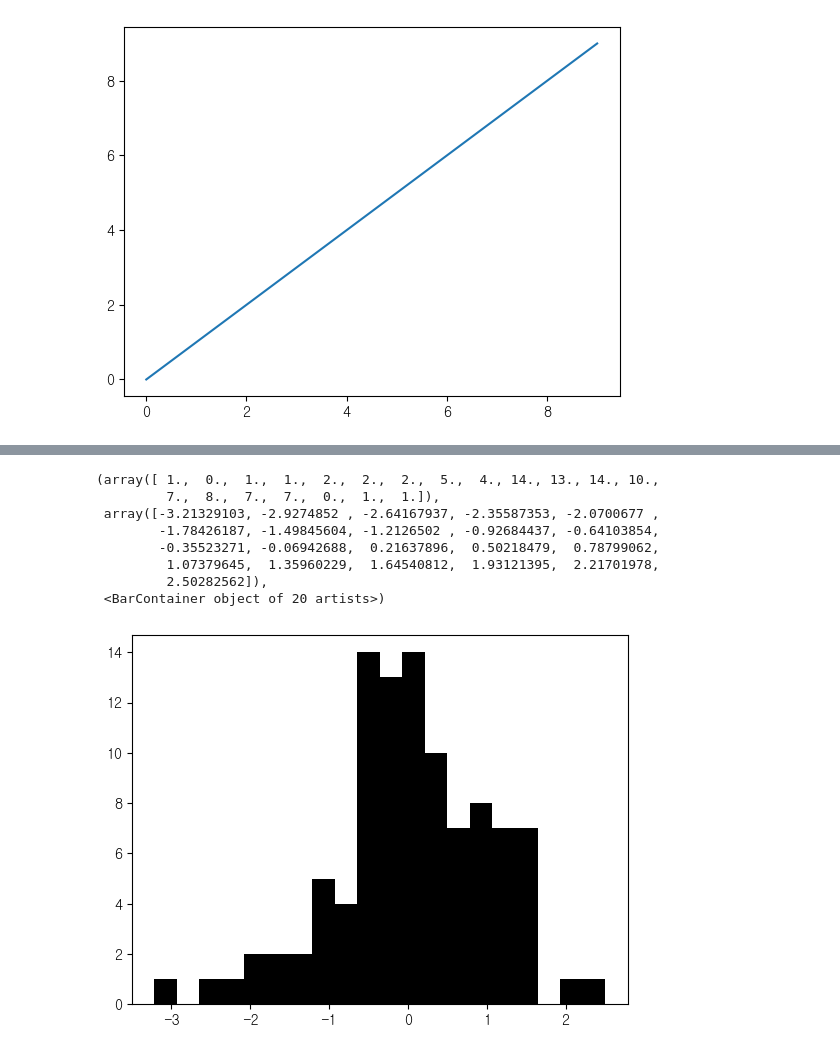
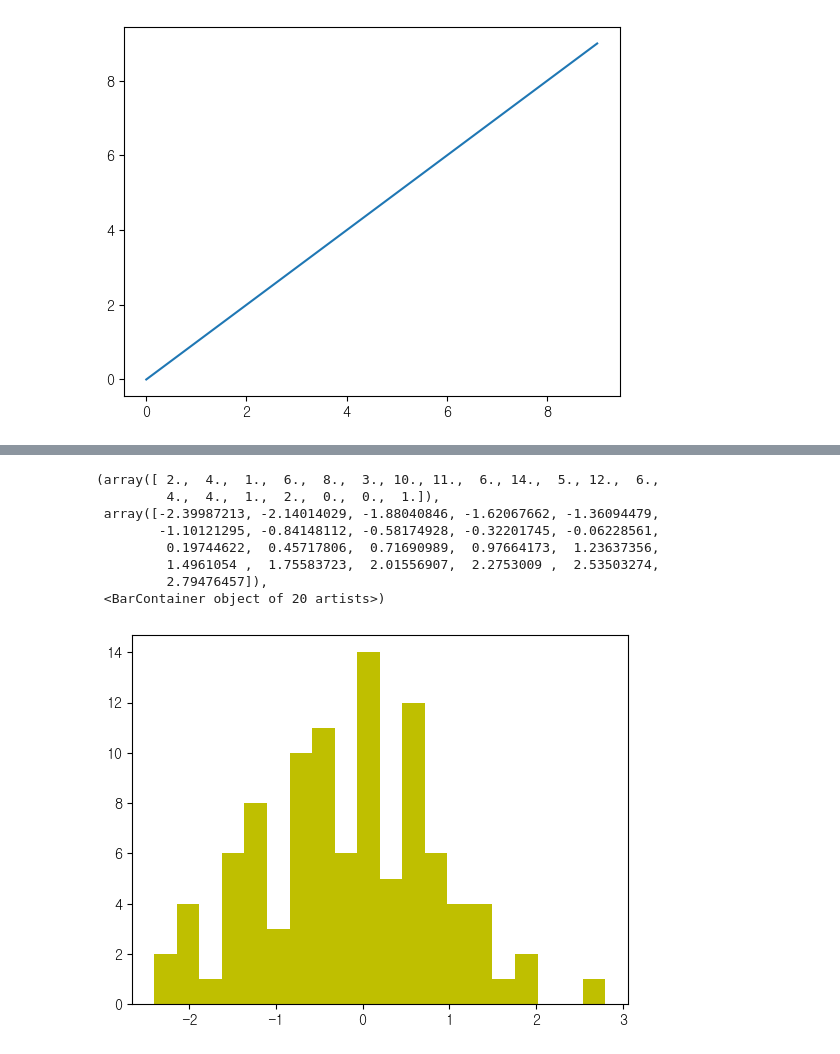
Before and after one commit to 2rlo0/hipython_rep, a Jupyter notebook: 17_시각화.ipynb, the cells around one changed output, grey strips where cells are left out. Drawn from its saved outputs; the diff is of its cells as text; code cells hidden in the pictures.

```diff
--- a/17_시각화.ipynb
+++ b/17_시각화.ipynb
@@ -168,15 +184,15 @@ plt.plot(data_rd)
 # %%
-plt.hist(np.random.randn(100), bins=20, color = 'k')
+plt.hist(np.random.randn(100), bins=20, color = 'y')
 # %% [output]
-(array([ 1.,  0.,  1.,  1.,  2.,  2.,  2.,  5.,  4., 14., 13., 14., 10.,
-         7.,  8.,  7.,  7.,  0.,  1.,  1.]),
- array([-3.21329103, -2.9274852 , -2.64167937, -2.35587353, -2.0700677 ,
-        -1.78426187, -1.49845604, -1.2126502 , -0.92684437, -0.64103854,
-        -0.35523271, -0.06942688,  0.21637896,  0.50218479,  0.78799062,
-         1.07379645,  1.35960229,  1.64540812,  1.93121395,  2.21701978,
-         2.50282562]),
+(array([ 2.,  4.,  1.,  6.,  8.,  3., 10., 11.,  6., 14.,  5., 12.,  6.,
+         4.,  4.,  1.,  2.,  0.,  0.,  1.]),
+ array([-2.39987213, -2.14014029, -1.88040846, -1.62067662, -1.36094479,
+        -1.10121295, -0.84148112, -0.58174928, -0.32201745, -0.06228561,
+         0.19744622,  0.45717806,  0.71690989,  0.97664173,  1.23637356,
+         1.4961054 ,  1.75583723,  2.01556907,  2.2753009 ,  2.53503274,
+         2.79476457]),
  <BarContainer object of 20 artists>)
-[figure, old version]
+[figure, new version]
 # %%
 plt.figure(figsize=(10,3))
 plt.subplot(1,3,1)
```
Also changed, not shown: parts of 29 cells of this notebook, 2 other files.
